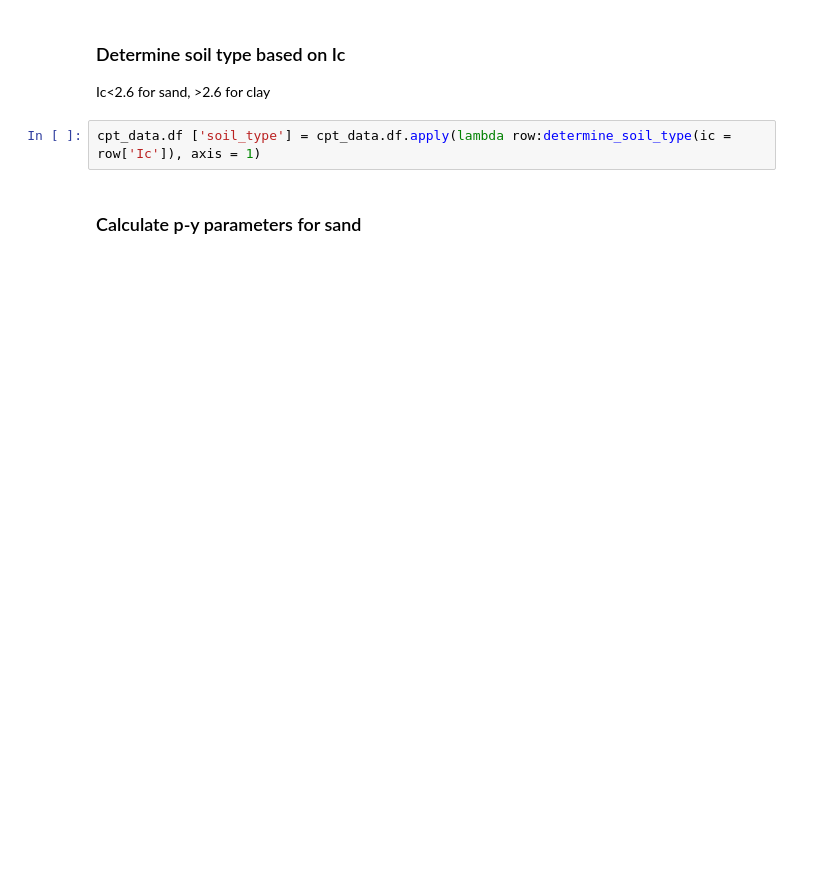
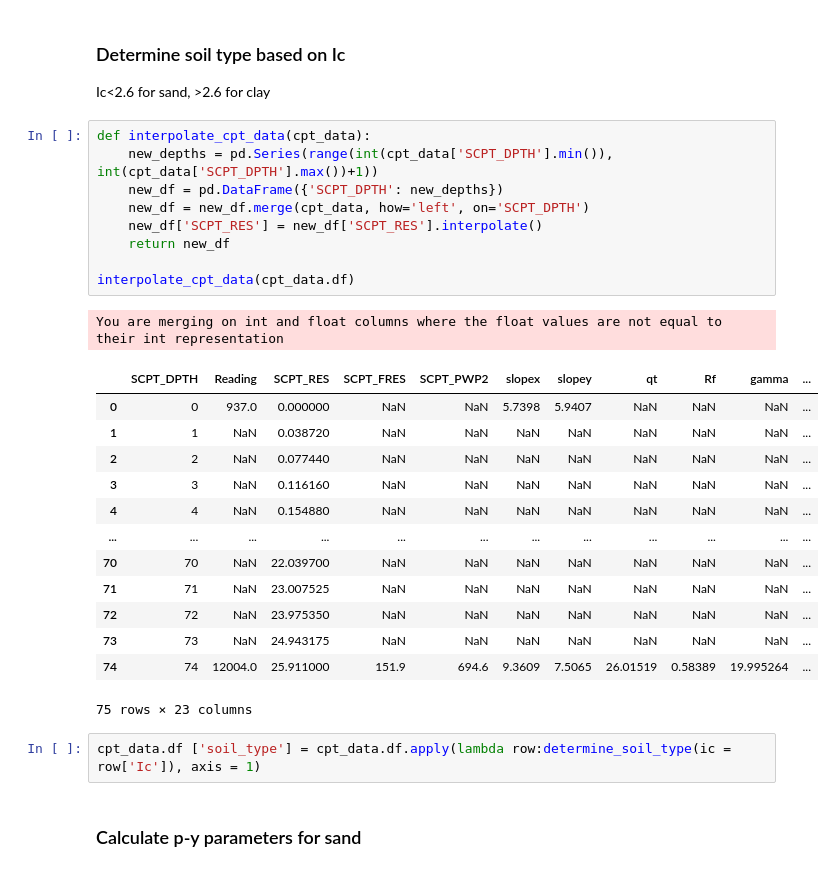
Before and after one commit to dazhongli/UnitCPT, a Jupyter notebook: p-y-sand.ipynb, the cells around one changed output. Saved outputs shown, nothing was run; the diff lists cells and outputs as text; blank space fills up the shorter version.

```diff
--- a/p-y-sand.ipynb
+++ b/p-y-sand.ipynb
@@ -59,6 +75,30 @@ invalid value encountered in log10
 # %% [markdown]
 ### Determine soil type based on Ic
 Ic<2.6 for sand, >2.6 for clay
+# %%
+def interpolate_cpt_data(cpt_data):
+    new_depths = pd.Series(range(int(cpt_data['SCPT_DPTH'].min()), int(cpt_data['SCPT_DPTH'].max())+1))
+    new_df = pd.DataFrame({'SCPT_DPTH': new_depths})
+    new_df = new_df.merge(cpt_data, how='left', on='SCPT_DPTH')
+    new_df['SCPT_RES'] = new_df['SCPT_RES'].interpolate()
+    return new_df
+
+interpolate_cpt_data(cpt_data.df)
+# %% [output]
+You are merging on int and float columns where the float values are not equal to their int representation
+|  | SCPT_DPTH | Reading | SCPT_RES | SCPT_FRES | SCPT_PWP2 | slopex | slopey | qt | Rf | gamma | ... |
+| 0 | 0 | 937.0 | 0.000000 | NaN | NaN | 5.7398 | 5.9407 | NaN | NaN | NaN | ... |
+| 1 | 1 | NaN | 0.038720 | NaN | NaN | NaN | NaN | NaN | NaN | NaN | ... |
+| 2 | 2 | NaN | 0.077440 | NaN | NaN | NaN | NaN | NaN | NaN | NaN | ... |
+| 3 | 3 | NaN | 0.116160 | NaN | NaN | NaN | NaN | NaN | NaN | NaN | ... |
+| 4 | 4 | NaN | 0.154880 | NaN | NaN | NaN | NaN | NaN | NaN | NaN | ... |
+| ... | ... | ... | ... | ... | ... | ... | ... | ... | ... | ... | ... |
+| 70 | 70 | NaN | 22.039700 | NaN | NaN | NaN | NaN | NaN | NaN | NaN | ... |
+| 71 | 71 | NaN | 23.007525 | NaN | NaN | NaN | NaN | NaN | NaN | NaN | ... |
+| 72 | 72 | NaN | 23.975350 | NaN | NaN | NaN | NaN | NaN | NaN | NaN | ... |
+| 73 | 73 | NaN | 24.943175 | NaN | NaN | NaN | NaN | NaN | NaN | NaN | ... |
+| 74 | 74 | 12004.0 | 25.911000 | 151.9 | 694.6 | 9.3609 | 7.5065 | 26.01519 | 0.58389 | 19.995264 | ... |
+75 rows × 23 columns
 # %%
 cpt_data.df ['soil_type'] = cpt_data.df.apply(lambda row:determine_soil_type(ic = row['Ic']), axis = 1)
 # %% [markdown]
```
Also changed, not shown: parts of 4 cells of this notebook, 3 other files.
